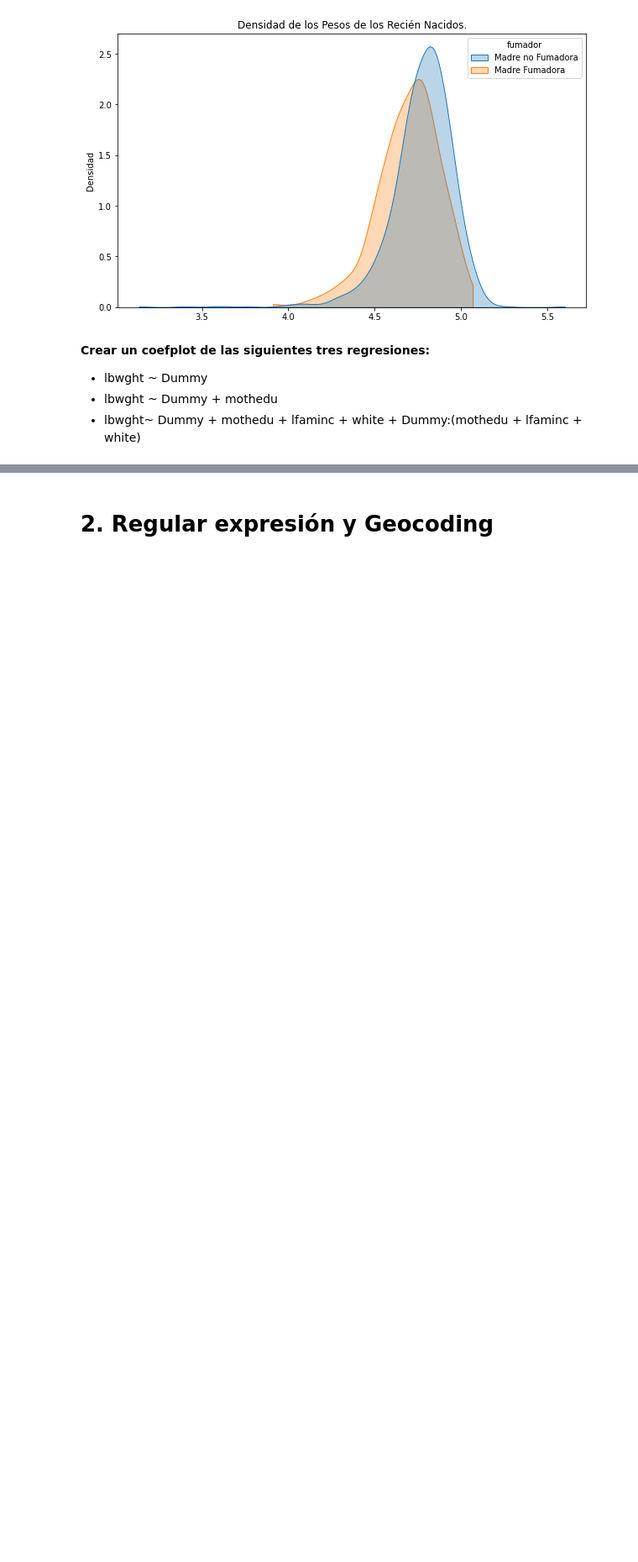
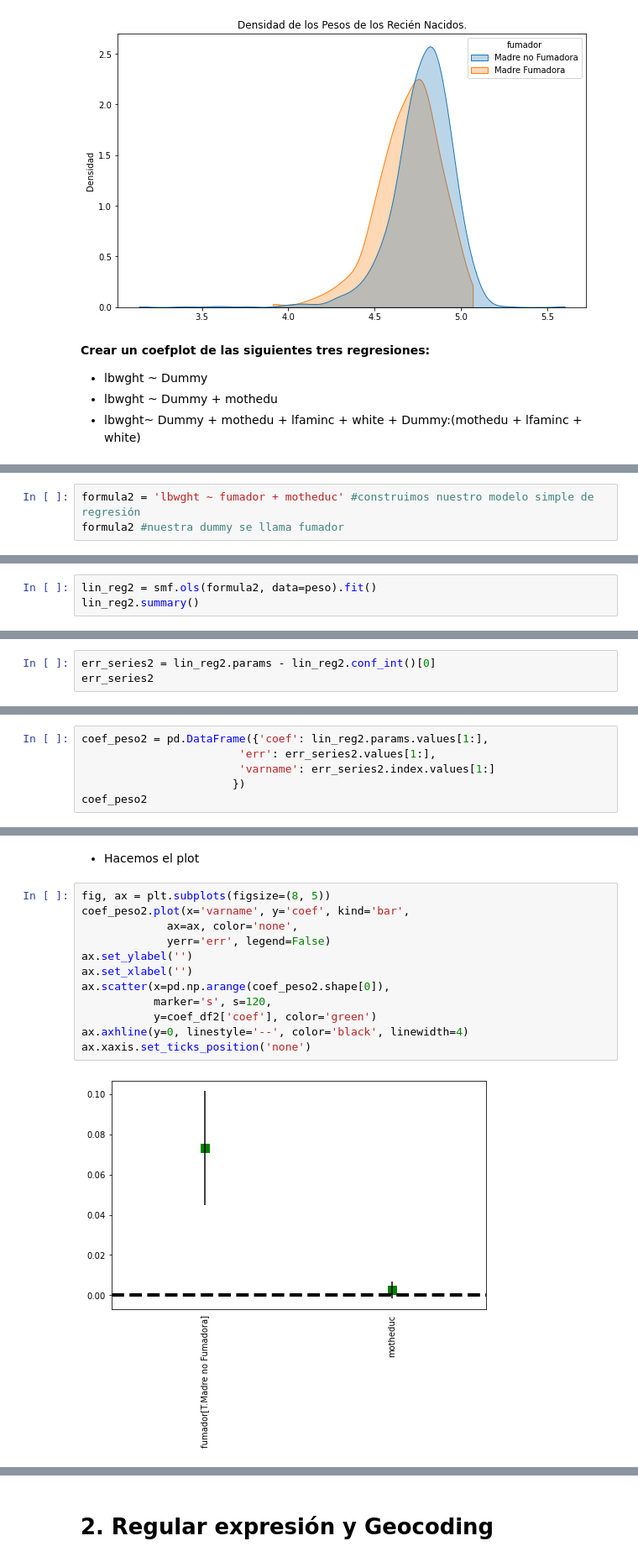
Before and after one commit to Robertopucp/1ECO35_R_PYTHON, a Jupyter notebook: Trabajo_grupal/WH6/grupo5_Python_wh6.ipynb, the cells around one changed output, grey strips where cells are left out. Shown at 84% size. Drawn from its saved outputs; the diff is of its cells as text; blank space fills up the shorter version.

```diff
--- a/Trabajo_grupal/WH6/grupo5_Python_wh6.ipynb
+++ b/Trabajo_grupal/WH6/grupo5_Python_wh6.ipynb
@@ -72,0 +161,3 @@ Text(0, 0.5, 'Densidad')
+# %%
+formula2 = 'lbwght ~ fumador + motheduc' #construimos nuestro modelo simple de regresión
+formula2 #nuestra dummy se llama fumador
@@ -72,0 +166,3 @@ Text(0, 0.5, 'Densidad')
+# %%
+lin_reg2 = smf.ols(formula2, data=peso).fit()
+lin_reg2.summary()
@@ -72,0 +204,3 @@ Text(0, 0.5, 'Densidad')
+# %%
+err_series2 = lin_reg2.params - lin_reg2.conf_int()[0]
+err_series2
@@ -72,0 +212,6 @@ Text(0, 0.5, 'Densidad')
+# %%
+coef_peso2 = pd.DataFrame({'coef': lin_reg2.params.values[1:],
+                        'err': err_series2.values[1:],
+                        'varname': err_series2.index.values[1:]
+                       })
+coef_peso2
@@ -72,0 +222,16 @@ Text(0, 0.5, 'Densidad')
+# %% [markdown]
+- Hacemos el plot
+# %%
+fig, ax = plt.subplots(figsize=(8, 5))
+coef_peso2.plot(x='varname', y='coef', kind='bar',
+             ax=ax, color='none',
+             yerr='err', legend=False)
+ax.set_ylabel('')
+ax.set_xlabel('')
+ax.scatter(x=pd.np.arange(coef_peso2.shape[0]),
+           marker='s', s=120,
+           y=coef_df2['coef'], color='green')
+ax.axhline(y=0, linestyle='--', color='black', linewidth=4)
+ax.xaxis.set_ticks_position('none')
+# %% [output]
+[figure, added]
```
Also changed, not shown: parts of 29 cells of this notebook.
